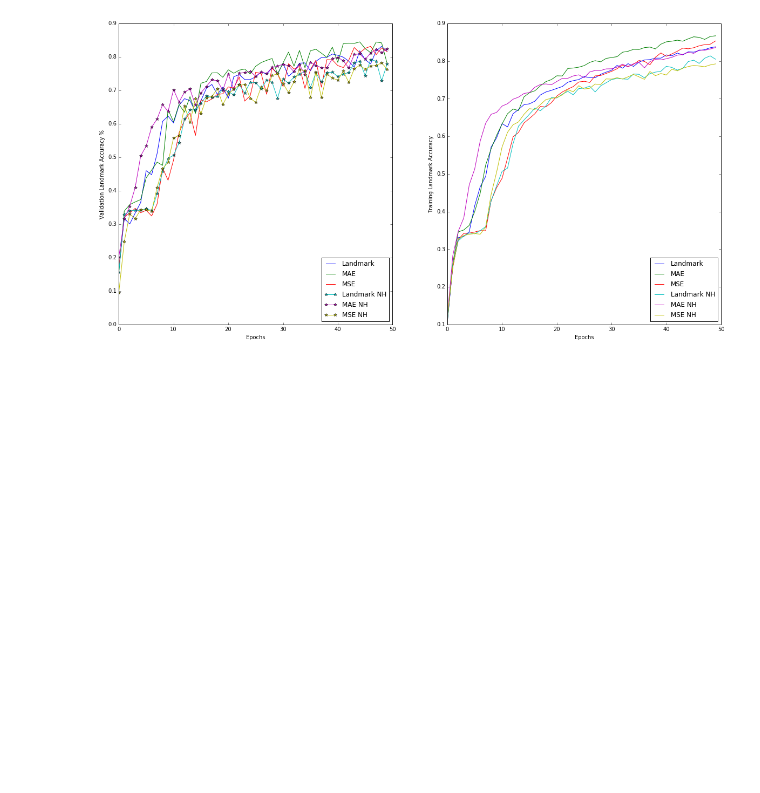
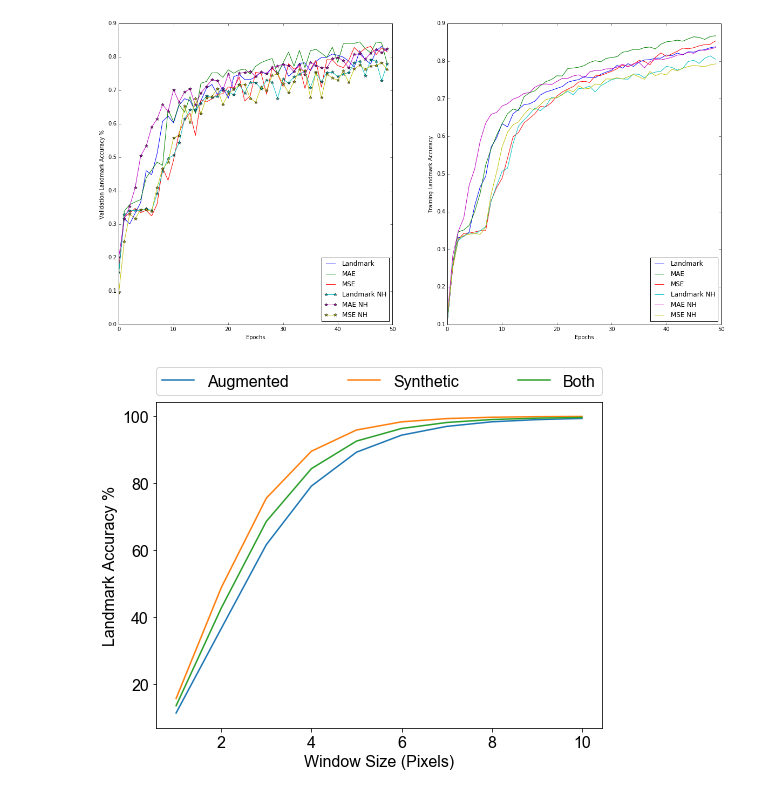
Before and after one commit to danakianfar/landmark_detection, a Jupyter notebook: evaluation.ipynb, the cells around one changed output. Drawn from its saved outputs; the diff is of its cells as text; code cells hidden in the pictures; blank space fills up the shorter version.

Commit message:
new model + eval

```diff
--- a/evaluation.ipynb
+++ b/evaluation.ipynb
@@ -115,15 +106,24 @@ with open('all_data_augmented.pkl', 'rb') as f:
     augmented_images_test, augmented_ldmks_2d_train, augmented_ldmks_2d_test, ldmks_3d_train ,\
     ldmks_3d_test , head_pose_train ,head_pose_test, look_vec_train, look_vec_test = pickle.load(f)
 
+with open('all_data_augmented_bw.pkl', 'rb') as f:
+    bw_images_train , bw_images_test, _, _ , bw_augmented_images_train, \
+    bw_augmented_images_test, _, _, _ , _ , _ ,_, _, _ = pickle.load(f)
+
 # Params
 num_samples = images_test.shape[0]
 
 # Feed-forward params
 test_inputs = {'input_img': images_test, 'head_pose': head_pose_test}
+bw_test_inputs = {'input_img': bw_images_test, 'head_pose': head_pose_test}
 augmented_test_inputs = {'input_img': augmented_images_test, 'head_pose': head_pose_test}
+bw_augmented_test_inputs = {'input_img': bw_augmented_images_test, 'head_pose': head_pose_test}
+all_test_inputs = {'input_img': np.vstack((images_test, augmented_images_test)), 'head_pose': np.vstack((head_pose_test, head_pose_test))}
+bw_all_test_inputs = {'input_img': np.vstack((bw_images_test, bw_augmented_images_test)), 'head_pose': np.vstack((head_pose_test, head_pose_test))}
 custom_objects={'p_norm_loss': p_norm_loss, 'landmark_accuracy' : landmark_accuracy, 'landmark_loss': landmark_loss}
 
 # Reshape for original dimensions for plotting
+all_ldmks_2d_test = np.reshape(np.vstack((ldmks_2d_test, augmented_ldmks_2d_test)), (num_samples * 2, 28, 2))
 ldmks_2d_test = np.reshape(ldmks_2d_test, (num_samples, 28, 2))
 augmented_ldmks_2d_test = np.reshape(augmented_ldmks_2d_test, (num_samples, 28, 2))
 ldmks_3d_test = np.reshape(ldmks_3d_test, (num_samples, 28, 3))
@@ -371,3 +347,34 @@ plt.ylabel('Training Landmark Accuracy')
 plt.show()
 # %% [output]
 [figure]
+# %%
+def load_history(path):
+    with open(path, 'rb') as f:
+        return pickle.load(f)
+
+path = './models/bw/HeadFalse-spatial-2D-mean_squared_error-[2.841274347020494, 0.92591288972434949].h5'
+model = load_model(path, custom_objects)
+hist = load_history(path.replace('.h5', '.history'))
+# %%
+preds_augmented = model_predict(model, bw_augmented_test_inputs, len(bw_augmented_test_inputs['input_img']), output_dims=2)
+preds_synthetic = model_predict(model, bw_test_inputs, len(bw_test_inputs['input_img']), output_dims=2)
+preds_all = model_predict(model, bw_all_test_inputs, len(bw_all_test_inputs['input_img']), output_dims=2)
+# %%
+window_sizes = list(range(1, 11))
+
+augmented_sensitivity = [landmark_accuracy_n(augmented_ldmks_2d_test, preds_augmented, n) for n in window_sizes]
+synthetic_sensitivity = [landmark_accuracy_n(ldmks_2d_test, preds_synthetic, n) for n in window_sizes]
+all_sensitivity = [landmark_accuracy_n(all_ldmks_2d_test, preds_all, n) for n in window_sizes]
+# %%
+plt.rcParams.update({'font.size': 16, 'font.family': 'Arial'})
+plt.figure(figsize=(8,6))
+plt.plot(window_sizes, 100 * np.array(augmented_sensitivity), label='Augmented')
+plt.plot(window_sizes, 100* np.array(synthetic_sensitivity), label='Synthetic')
+plt.plot(window_sizes, 100 * np.array(all_sensitivity), label='Both')
+plt.legend(bbox_to_anchor=(0., 1.02, 1., .102), loc=3,
+           ncol=3, mode="expand", borderaxespad=0.)
+plt.xlabel('Window Size (Pixels)')
+plt.ylabel('Landmark Accuracy %')
+plt.show()
+# %% [output]
+[figure, added]
```
Also changed, not shown: parts of 11 cells of this notebook, 27 other files.
